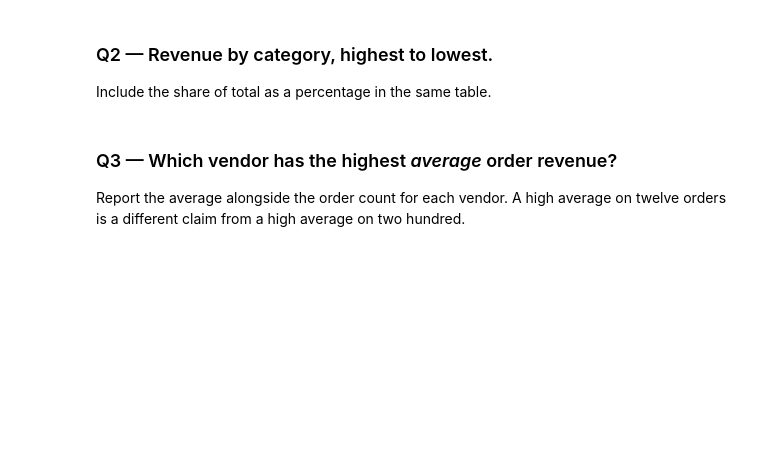
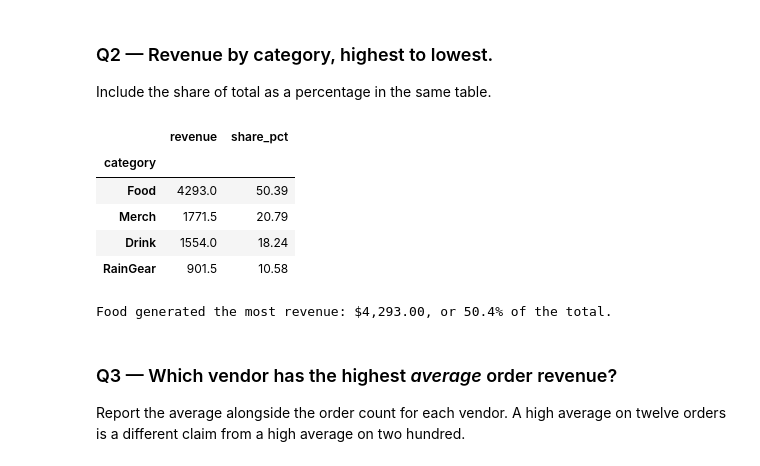
Before and after one commit to yilinw762/ds2002-fa26, a Jupyter notebook: notebooks/03-pandas-cleaning/2026_09_18_—_Pandas_Challenge_—_Lab.ipynb, the cells around one changed output. Drawn from its saved outputs; the diff is of its cells as text; code cells hidden in the pictures; blank space fills up the shorter version.

```diff
--- a/notebooks/03-pandas-cleaning/2026_09_18_—_Pandas_Challenge_—_Lab.ipynb
+++ b/notebooks/03-pandas-cleaning/2026_09_18_—_Pandas_Challenge_—_Lab.ipynb
@@ -58,3 +56,34 @@ Include the share of total as a percentage in the same table.
+# %%
+# TODO
+by_category = (
+    df.groupby('category')[['revenue']]
+    .sum()
+    .sort_values('revenue', ascending=False)
+)
+
+by_category['share_pct'] = (
+    by_category['revenue'] / total_revenue * 100
+)
+
+display(by_category.round(2))
+
+top_category = by_category.index[0]
+print(
+    f"{top_category} generated the most revenue: "
+    f"${by_category.loc[top_category, 'revenue']:,.2f}, "
+    f"or {by_category.loc[top_category, 'share_pct']:.1f}% of the total."
+)
+
+# Food generated the most revenue: $4,293.00, or 50.4% of the total.
+# As we can see down below, rain gear has the least revenue of 10.58% of the total.
+# %% [output]
+|  | revenue | share_pct |
+| category |  |  |
+| Food | 4293.0 | 50.39 |
+| Merch | 1771.5 | 20.79 |
+| Drink | 1554.0 | 18.24 |
+| RainGear | 901.5 | 10.58 |
+Food generated the most revenue: $4,293.00, or 50.4% of the total.
 # %% [markdown]
 ### Q3 — Which vendor has the highest *average* order revenue?
 
```
Also changed, not shown: parts of 12 cells of this notebook.
